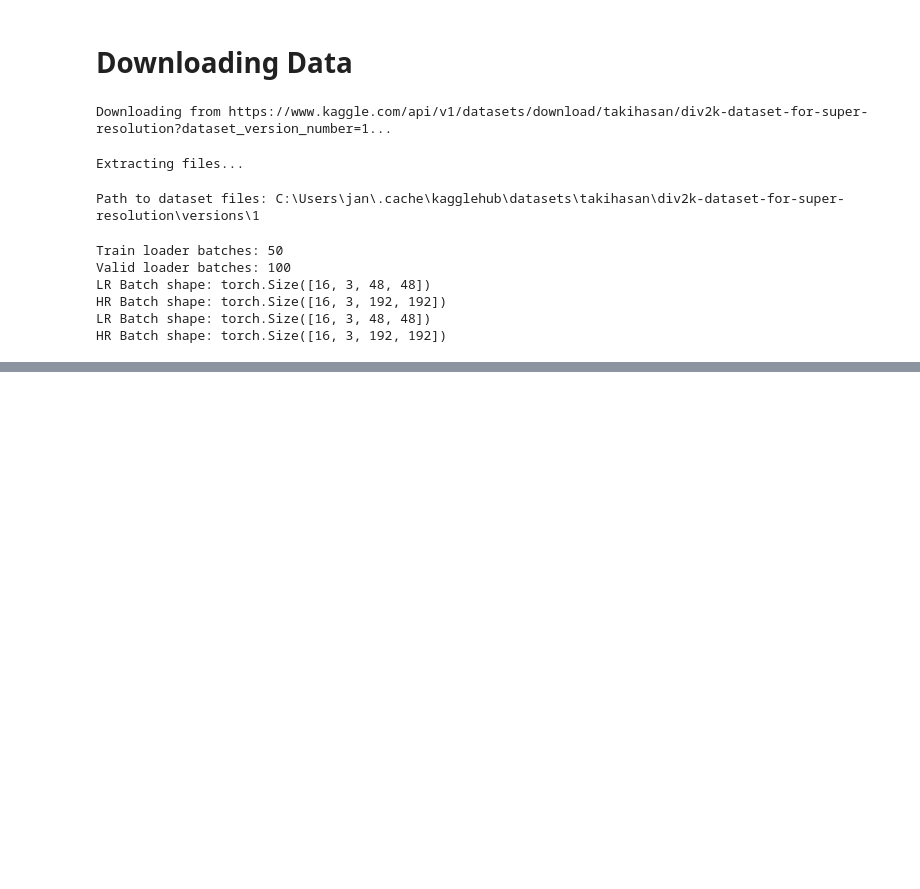
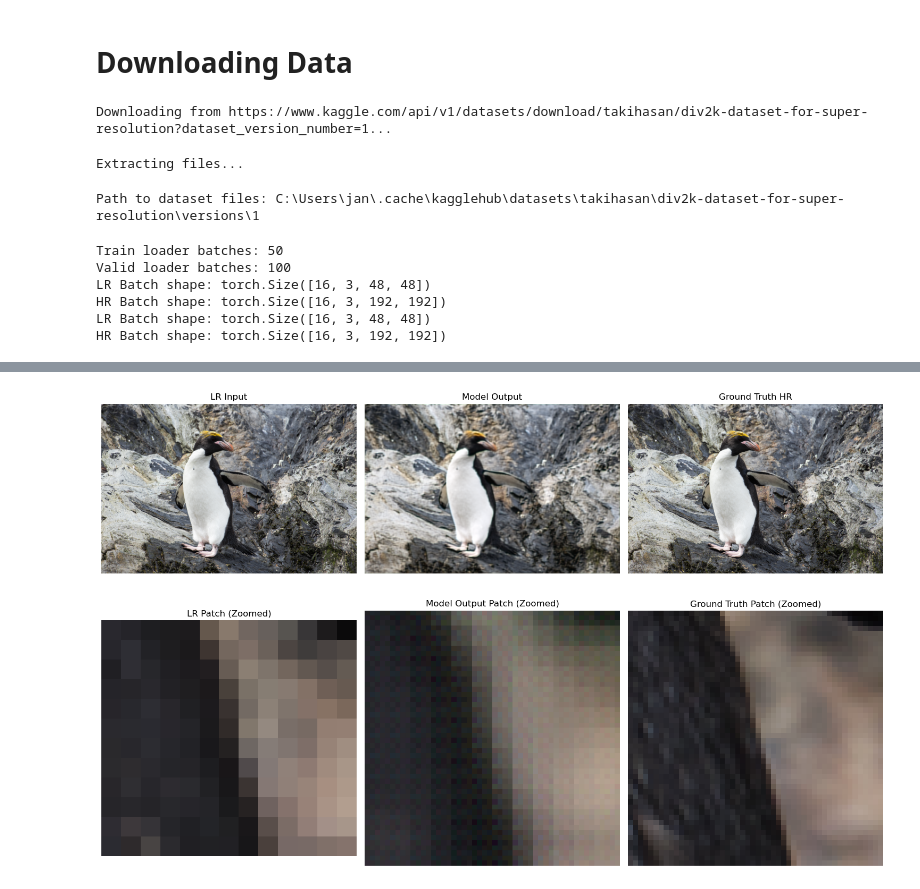
Before and after one commit to shu-zhang/ECS271-super-resolution, a Jupyter notebook: datasets.ipynb, the cells around one changed output, grey strips where cells are left out. Saved outputs shown, nothing was run; the diff lists cells and outputs as text; code cells hidden in the pictures; blank space fills up the shorter version.

```diff
--- a/datasets.ipynb
+++ b/datasets.ipynb
@@ -155,0 +231,69 @@ else:
+# %%
+# Visualize results
+model.eval()
+with torch.no_grad():
+    # Get a batch from validation loader
+    val_lr, val_hr = next(iter(valid_loader))
+    val_lr = val_lr.to(device)
+
+    # Predict
+    val_output = model(val_lr)
+
+    # Move to CPU for plotting
+    val_lr = val_lr.cpu()
+    val_hr = val_hr.cpu()
+    val_output = val_output.cpu()
+
+    # Define zoom parameters (center crop)
+    h, w = val_hr.shape[2], val_hr.shape[3]
+    cx, cy = h // 2, w // 2
+    crop_size = 50  # Size of the crop in HR pixels
+
+    # Calculate crop coordinates
+    hr_y1, hr_y2 = cx - crop_size // 2, cx + crop_size // 2
+    hr_x1, hr_x2 = cy - crop_size // 2, cy + crop_size // 2
+
+    # LR coordinates (scale factor 4)
+    lr_y1, lr_y2 = hr_y1 // 4, hr_y2 // 4
+    lr_x1, lr_x2 = hr_x1 // 4, hr_x2 // 4
+
+    # Plot
+    plt.figure(figsize=(15, 10))
+
+    # Full images
+    plt.subplot(2, 3, 1)
+    plt.imshow(val_lr[0].permute(1, 2, 0).numpy())
+    plt.title("LR Input")
+    plt.axis('off')
+
+    plt.subplot(2, 3, 2)
+    plt.imshow(val_output[0].permute(1, 2, 0).clamp(0, 1).numpy())
+    plt.title("Model Output")
+    plt.axis('off')
+
+    plt.subplot(2, 3, 3)
+    plt.imshow(val_hr[0].permute(1, 2, 0).numpy())
+    plt.title("Ground Truth HR")
+    plt.axis('off')
+
+    # Zoomed patches
+    plt.subplot(2, 3, 4)
+    # Display LR patch
+    plt.imshow(val_lr[0, :, lr_y1:lr_y2, lr_x1:lr_x2].permute(1, 2, 0).numpy())
+    plt.title("LR Patch (Zoomed)")
+    plt.axis('off')
+
+    plt.subplot(2, 3, 5)
+    plt.imshow(val_output[0, :, hr_y1:hr_y2, hr_x1:hr_x2].permute(1, 2, 0).clamp(0, 1).numpy())
+    plt.title("Model Output Patch (Zoomed)")
+    plt.axis('off')
+
+    plt.subplot(2, 3, 6)
+    plt.imshow(val_hr[0, :, hr_y1:hr_y2, hr_x1:hr_x2].permute(1, 2, 0).numpy())
+    plt.title("Ground Truth Patch (Zoomed)")
+    plt.axis('off')
+
+    plt.tight_layout()
+    plt.show()
+# %% [output]
+[figure, added]
```
Also changed, not shown: parts of 2 cells of this notebook, 2 other files.
